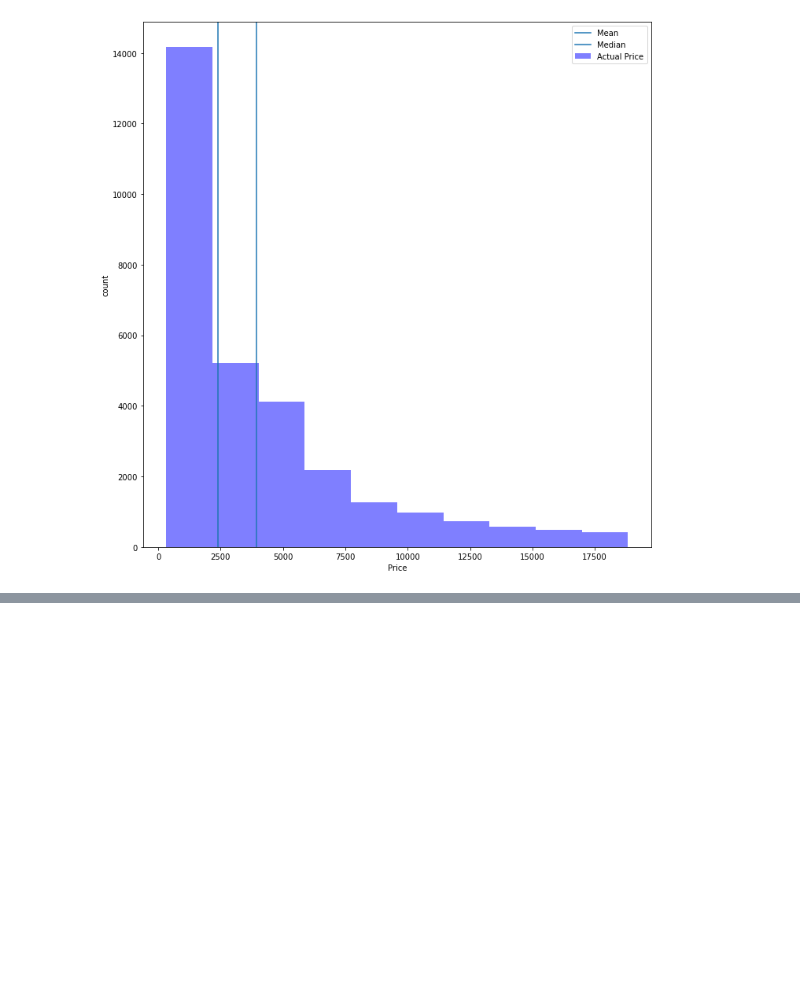
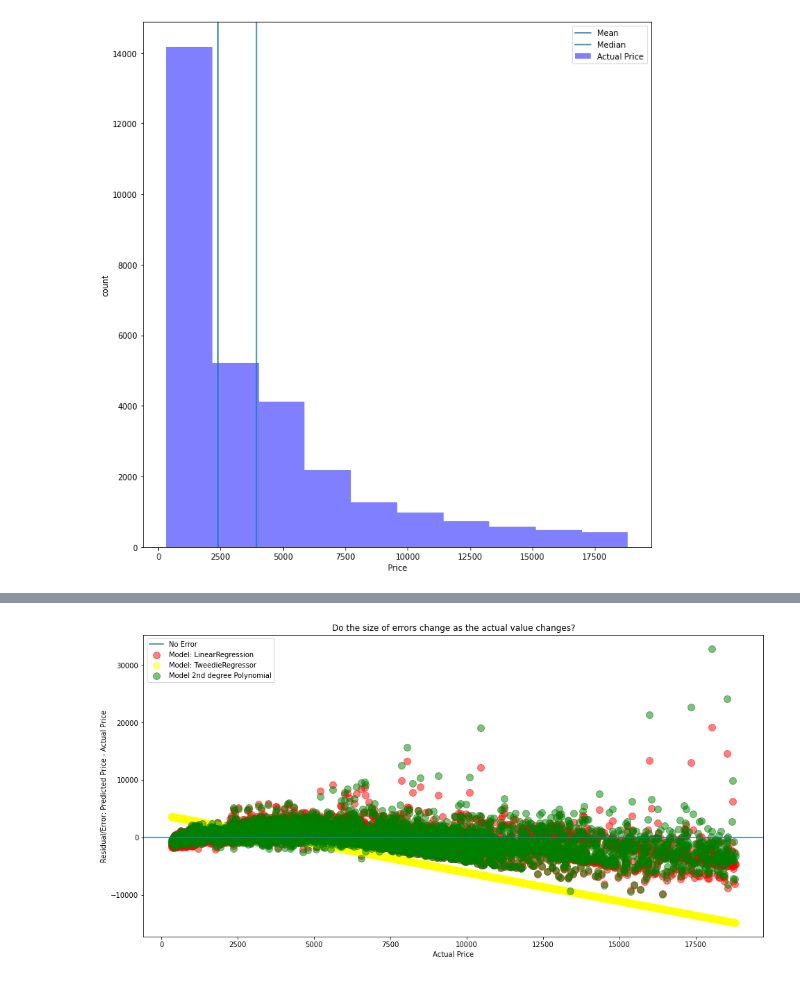
Before and after one commit to parkervoit/regression-exercises, a Jupyter notebook: modeling.ipynb, the cells around one changed output, grey strips where cells are left out. Saved outputs shown, nothing was run; the diff lists cells and outputs as text; code cells hidden in the pictures; blank space fills up the shorter version.

```diff
--- a/modeling.ipynb
+++ b/modeling.ipynb
@@ -391,0 +450,10 @@ evaluate.better_than_baseline(y_validate['price'], y_validate['pred_lm2'])
+# %%
+lars = LassoLars(alpha=1.0)
+lars.fit(X_train_scaled, y_train.price)
+y_train['pred_lars'] = lars.predict(X_train_scaled)
+rmse_train = mean_squared_error(y_train.price, y_train.pred_lars)**(1/2)
+y_validate['pred_lars'] = lars.predict(X_validate_scaled)
+rmse_validate = mean_squared_error(y_validate.price, y_validate.pred_lars)**(1/2)
+
+print("RMSE for Lasso + Lars\nTraining/In-Sample: ", rmse_train,
+      "\nValidation/Out-of-Sample: ", rmse_validate)
@@ -391,0 +486,20 @@ evaluate.better_than_baseline(y_validate['price'], y_validate['pred_lm2'])
+# %%
+# create the model object
+lm2 = LinearRegression(normalize=True)
+
+lm2.fit(X_train_degree2, y_train.price)
+
+# predict train
+y_train['pred_lm2'] = lm2.predict(X_train_degree2)
+
+# evaluate: rmse
+rmse_train = mean_squared_error(y_train.price, y_train.pred_lm2)**(1/2)
+
+# predict validate
+y_validate['pred_lm2'] = lm2.predict(X_validate_degree2)
+
+# evaluate: rmse
+rmse_validate = mean_squared_error(y_validate.price, y_validate.pred_lm2)**(1/2)
+
+print("RMSE for Polynomial Model, degrees=2\nTraining/In-Sample: ", rmse_train,
+      "\nValidation/Out-of-Sample: ", rmse_validate)
@@ -391,0 +522,16 @@ evaluate.better_than_baseline(y_validate['price'], y_validate['pred_lm2'])
+# %%
+plt.figure(figsize=(16,8))
+plt.axhline(label="No Error")
+plt.scatter(y_validate.price, y_validate.pred_lm-y_validate.price,
+            alpha=.5, color="red", s=100, label="Model: LinearRegression")
+plt.scatter(y_validate.price, y_validate.pred_glm-y_validate.price,
+            alpha=.5, color="yellow", s=100, label="Model: TweedieRegressor")
+plt.scatter(y_validate.price, y_validate.pred_lm2-y_validate.price,
+            alpha=.5, color="green", s=100, label="Model 2nd degree Polynomial")
+plt.legend()
+plt.xlabel("Actual Price")
+plt.ylabel("Residual/Error: Predicted Price - Actual Price")
+plt.title("Do the size of errors change as the actual value changes?")
+plt.show()
+# %% [output]
+[figure, added]
```
Also changed, not shown: parts of 36 cells of this notebook, 1 other file.
